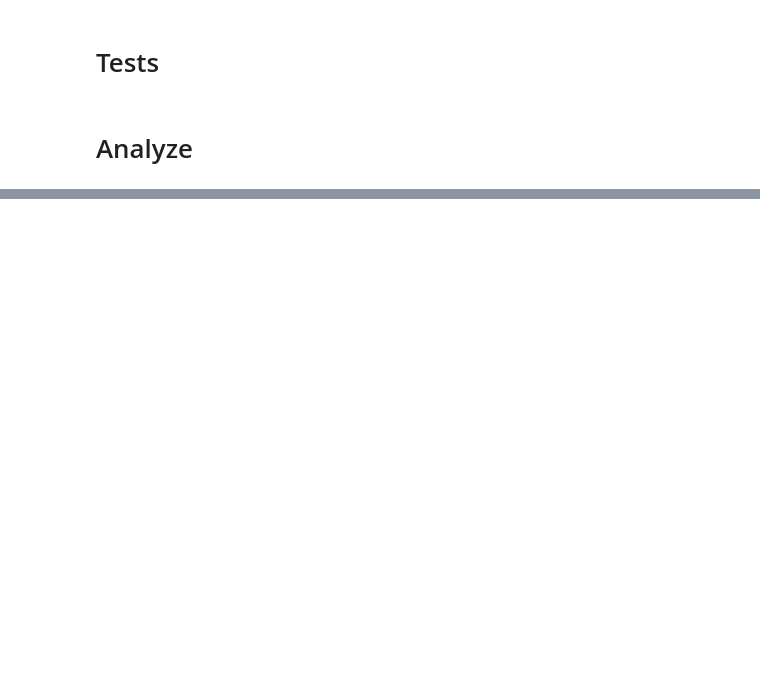
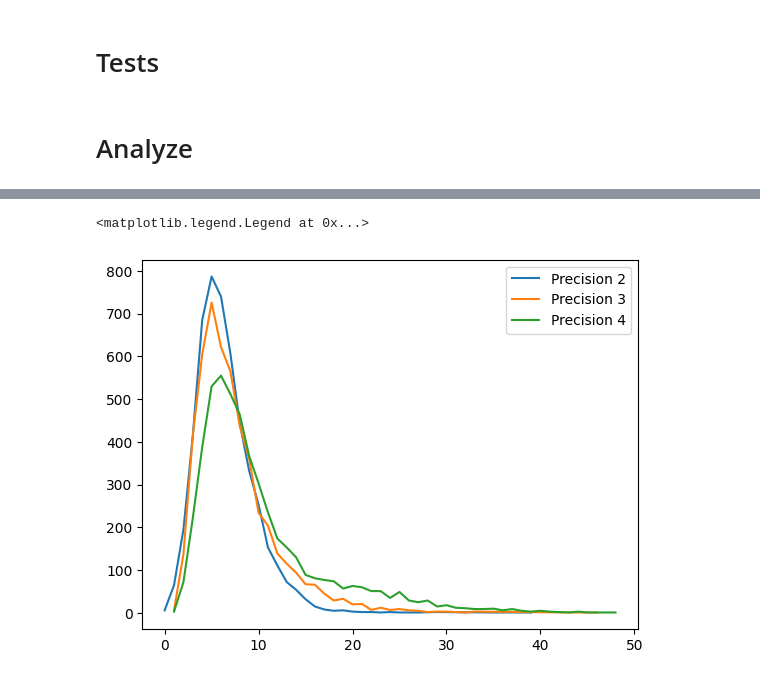
Before and after one commit to atg205/DWaveDynamics, a Jupyter notebook: notebooks/tests.ipynb, the cells around one changed output, grey strips where cells are left out. Saved outputs shown, nothing was run; the diff lists cells and outputs as text; code cells hidden in the pictures; blank space fills up the shorter version.

```diff
--- a/notebooks/tests.ipynb
+++ b/notebooks/tests.ipynb
@@ -81,11 +82,13 @@ for topology in ['pegasus', 'zephyr']:
         s = pd.concat(samplesets)
         s['topology'] = topology
         s['precision'] = i
+        s['energy'] = round(s['energy']+ 0.49)
         dfs.append(s)
 
 
 dfs_all = pd.concat(dfs)
 # %%
 dfs_grouped =dfs_all.groupby(['topology', 'precision','energy'])['num_occurrences'].sum()
-dfs_grouped['pegasus',2]
+df = dfs_grouped['pegasus',4].reset_index()
+df
 # %% [output]
@@ -108,0 +112,8 @@ Name: num_occurrences, dtype: int64
+# %%
+for p in [2,3,4]:
+    df = dfs_grouped['pegasus',p].reset_index()
+    plt.plot(df['energy'], df['num_occurrences'],label=f"Precision {p}")
+plt.legend()
+# %% [output]
+<matplotlib.legend.Legend at 0x...>
+[figure, added]
```
Also changed, not shown: parts of 4 cells of this notebook.
